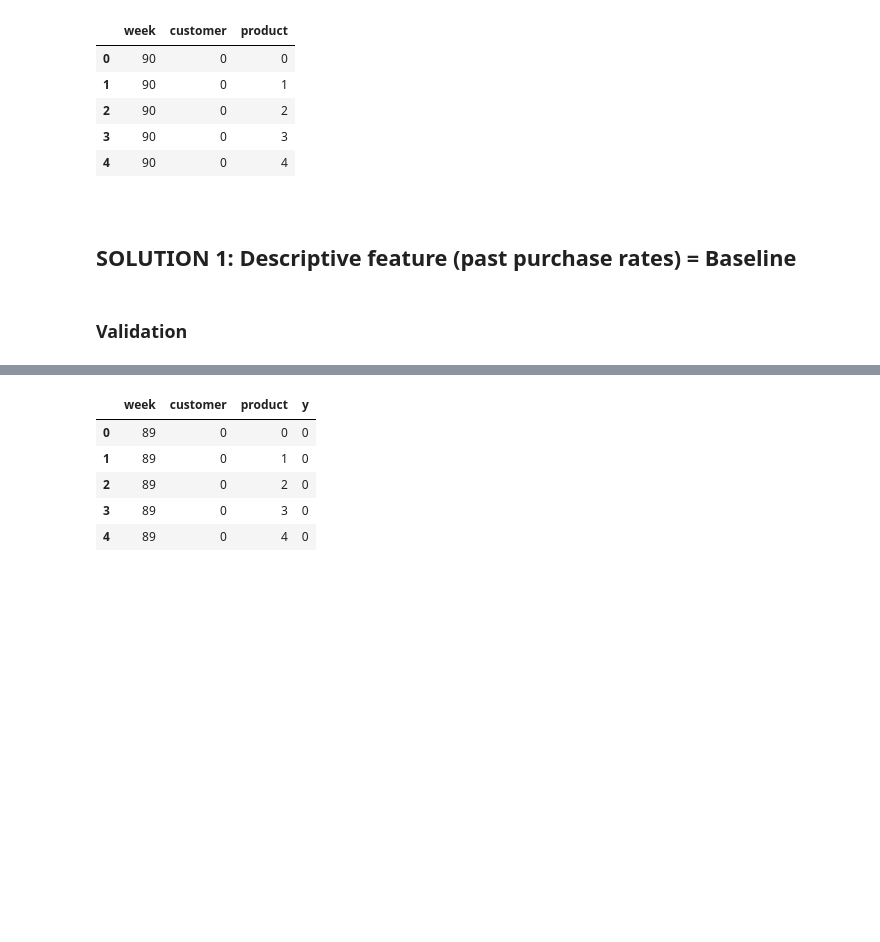
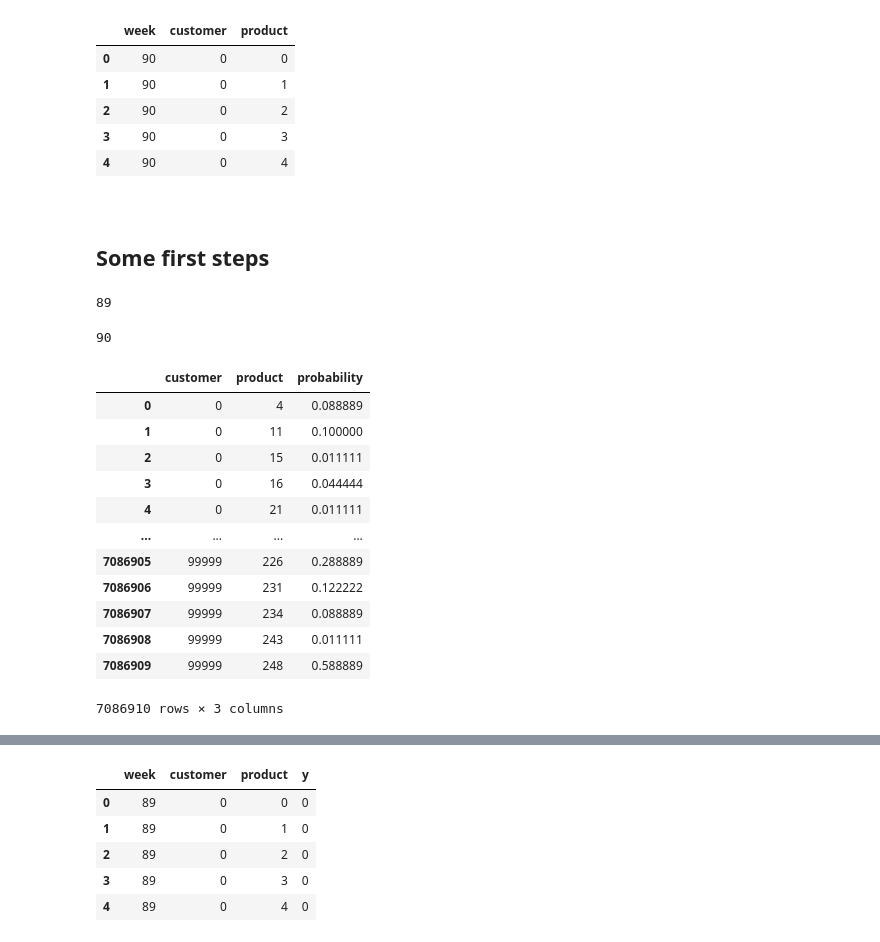
Before and after one commit to sbstn-gbl/lfbd-21-22, a Jupyter notebook: lectures/l07-0-tutorial-assignment-02.ipynb, the cells around one changed output, grey strips where cells are left out. Drawn from its saved outputs; the diff is of its cells as text; code cells hidden in the pictures; blank space fills up the shorter version.

```diff
--- a/lectures/l07-0-tutorial-assignment-02.ipynb
+++ b/lectures/l07-0-tutorial-assignment-02.ipynb
@@ -52,9 +53,38 @@ prediction_index.head()
 | 2 | 90 | 0 | 2 |
 | 3 | 90 | 0 | 3 |
 | 4 | 90 | 0 | 4 |
-# %% [markdown]
-<br>
-
-## SOLUTION 1: Descriptive feature (past purchase rates) = Baseline
-# %% [markdown]
-### Validation
+# %% [markdown]
+<br>
+
+## Some first steps
+# %%
+baskets.week.max()
+# %% [output]
+89
+# %%
+n_weeks = baskets.week.nunique()
+print(n_weeks)
+# %% [output]
+90
+# %%
+# this is our first "model" – wow, that's easy
+purchase_frequency_ij = (
+    (baskets.groupby(["customer", "product"])[["week"]].count() / n_weeks)
+    .rename(columns={"week": "probability"})
+    .reset_index()
+)
+purchase_frequency_ij
+# %% [output]
+|  | customer | product | probability |
+| 0 | 0 | 4 | 0.088889 |
+| 1 | 0 | 11 | 0.100000 |
+| 2 | 0 | 15 | 0.011111 |
+| 3 | 0 | 16 | 0.044444 |
+| 4 | 0 | 21 | 0.011111 |
+| ... | ... | ... | ... |
+| 7086905 | 99999 | 226 | 0.288889 |
+| 7086906 | 99999 | 231 | 0.122222 |
+| 7086907 | 99999 | 234 | 0.088889 |
+| 7086908 | 99999 | 243 | 0.011111 |
+| 7086909 | 99999 | 248 | 0.588889 |
+7086910 rows × 3 columns
```
Also changed, not shown: parts of 14 cells of this notebook.
